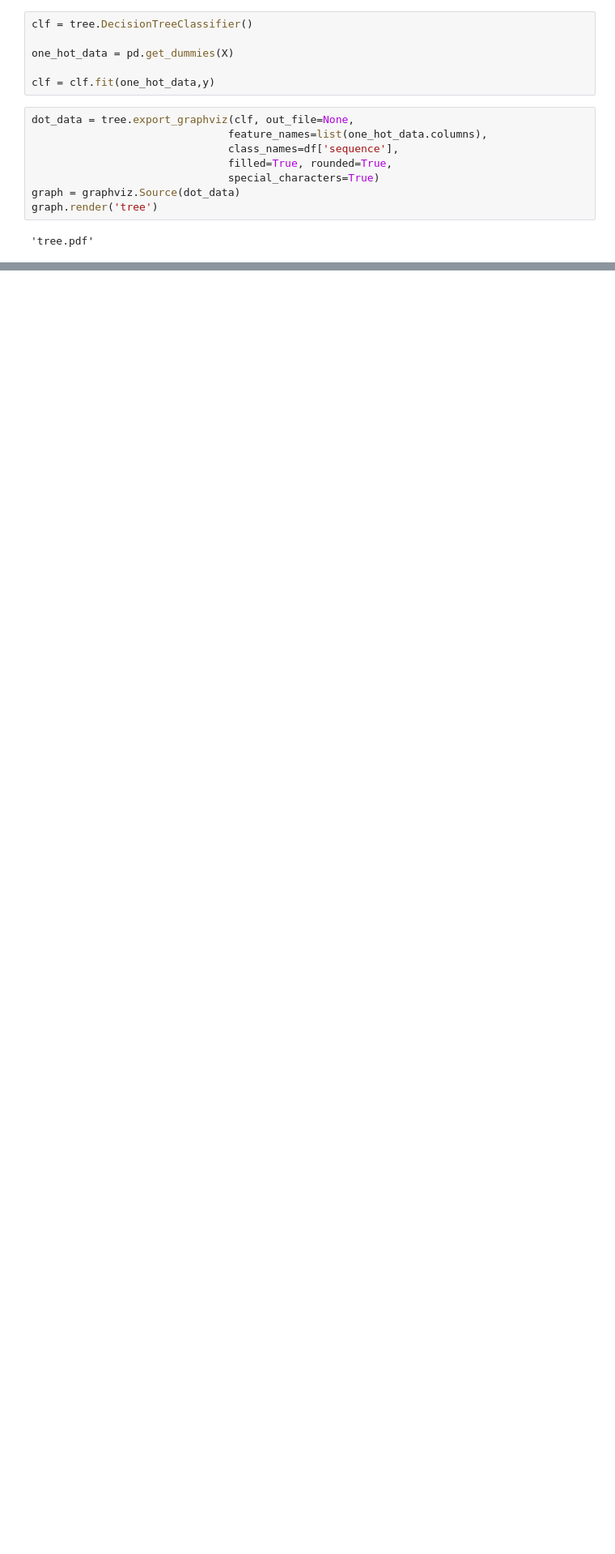
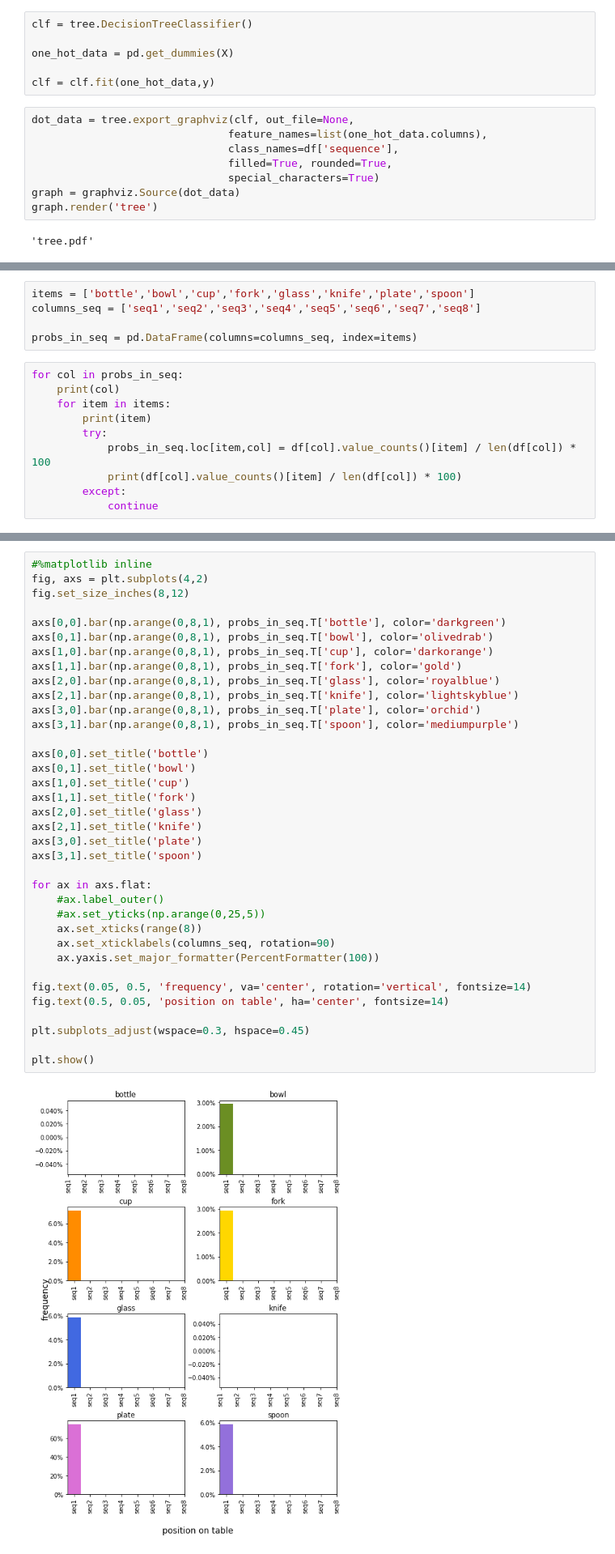
Before and after one commit to zauri/action_selection, a Jupyter notebook: cognitive model/shortest_path/h03/h03_data_analysis.ipynb, the cells around one changed output, grey strips where cells are left out. Shown: that part at 81% size. Drawn from its saved outputs; the diff is of its cells as text; blank space fills up the shorter version.

```diff
--- a/cognitive model/shortest_path/h03/h03_data_analysis.ipynb
+++ b/cognitive model/shortest_path/h03/h03_data_analysis.ipynb
@@ -40,0 +133,15 @@ graph.render('tree')
+# %%
+items = ['bottle','bowl','cup','fork','glass','knife','plate','spoon']
+columns_seq = ['seq1','seq2','seq3','seq4','seq5','seq6','seq7','seq8']
+
+probs_in_seq = pd.DataFrame(columns=columns_seq, index=items)
+# %%
+for col in probs_in_seq:
+    print(col)
+    for item in items:
+        print(item)
+        try:
+            probs_in_seq.loc[item,col] = df[col].value_counts()[item] / len(df[col]) * 100
+            print(df[col].value_counts()[item] / len(df[col]) * 100)
+        except:
+            continue
@@ -40,0 +166,38 @@ graph.render('tree')
+# %%
+#%matplotlib inline
+fig, axs = plt.subplots(4,2)
+fig.set_size_inches(8,12)
+
+axs[0,0].bar(np.arange(0,8,1), probs_in_seq.T['bottle'], color='darkgreen')
+axs[0,1].bar(np.arange(0,8,1), probs_in_seq.T['bowl'], color='olivedrab')
+axs[1,0].bar(np.arange(0,8,1), probs_in_seq.T['cup'], color='darkorange')
+axs[1,1].bar(np.arange(0,8,1), probs_in_seq.T['fork'], color='gold')
+axs[2,0].bar(np.arange(0,8,1), probs_in_seq.T['glass'], color='royalblue')
+axs[2,1].bar(np.arange(0,8,1), probs_in_seq.T['knife'], color='lightskyblue')
+axs[3,0].bar(np.arange(0,8,1), probs_in_seq.T['plate'], color='orchid')
+axs[3,1].bar(np.arange(0,8,1), probs_in_seq.T['spoon'], color='mediumpurple')
+
+axs[0,0].set_title('bottle')
+axs[0,1].set_title('bowl')
+axs[1,0].set_title('cup')
+axs[1,1].set_title('fork')
+axs[2,0].set_title('glass')
+axs[2,1].set_title('knife')
+axs[3,0].set_title('plate')
+axs[3,1].set_title('spoon')
+
+for ax in axs.flat:
+    #ax.label_outer()
+    #ax.set_yticks(np.arange(0,25,5))
+    ax.set_xticks(range(8))
+    ax.set_xticklabels(columns_seq, rotation=90)
+    ax.yaxis.set_major_formatter(PercentFormatter(100))
+
+fig.text(0.05, 0.5, 'frequency', va='center', rotation='vertical', fontsize=14)
+fig.text(0.5, 0.05, 'position on table', ha='center', fontsize=14)
+
+plt.subplots_adjust(wspace=0.3, hspace=0.45)
+
+plt.show()
+# %% [output]
+[figure, added]
```
Also changed, not shown: parts of 15 cells of this notebook, 3 other files.
